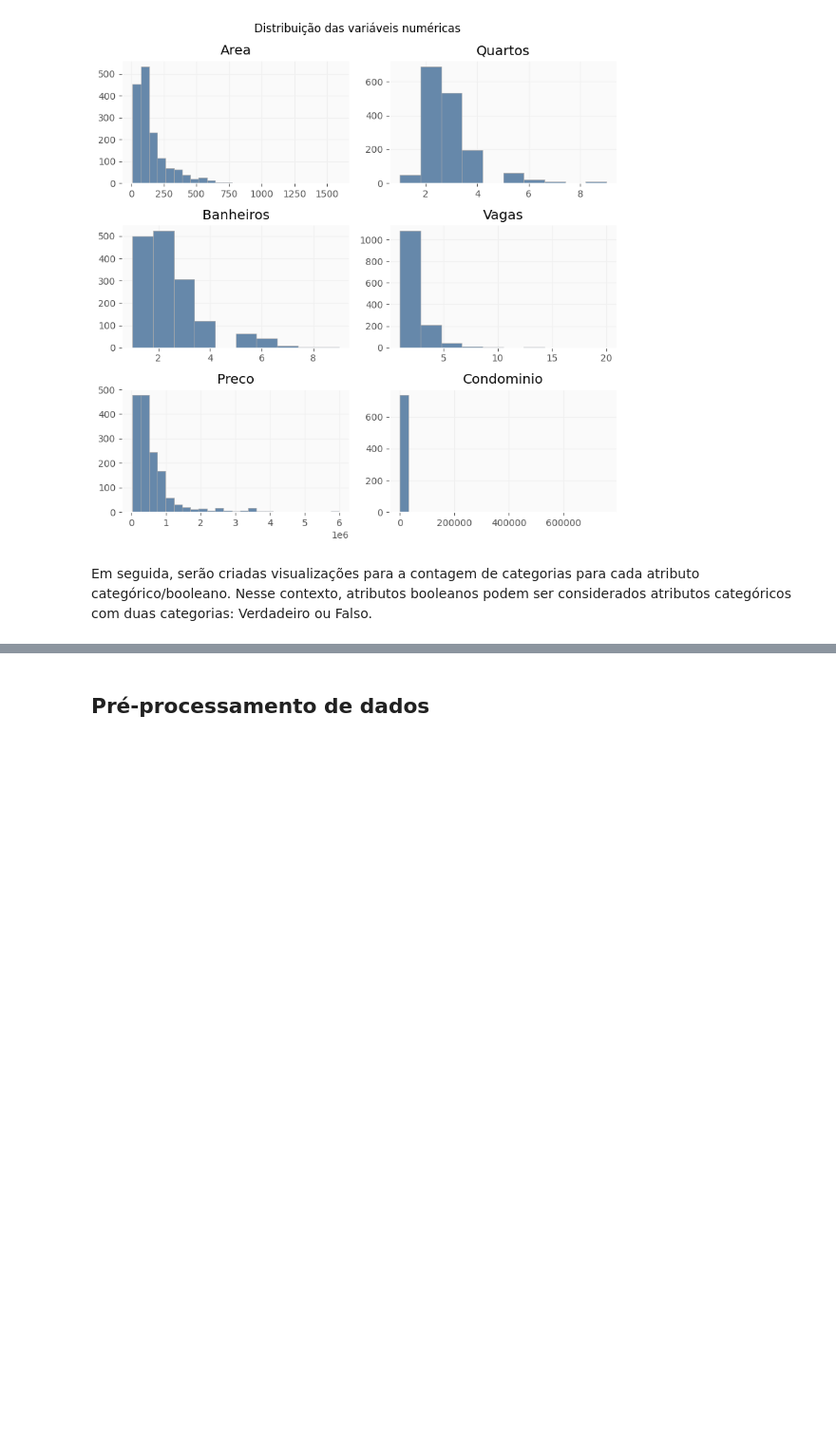
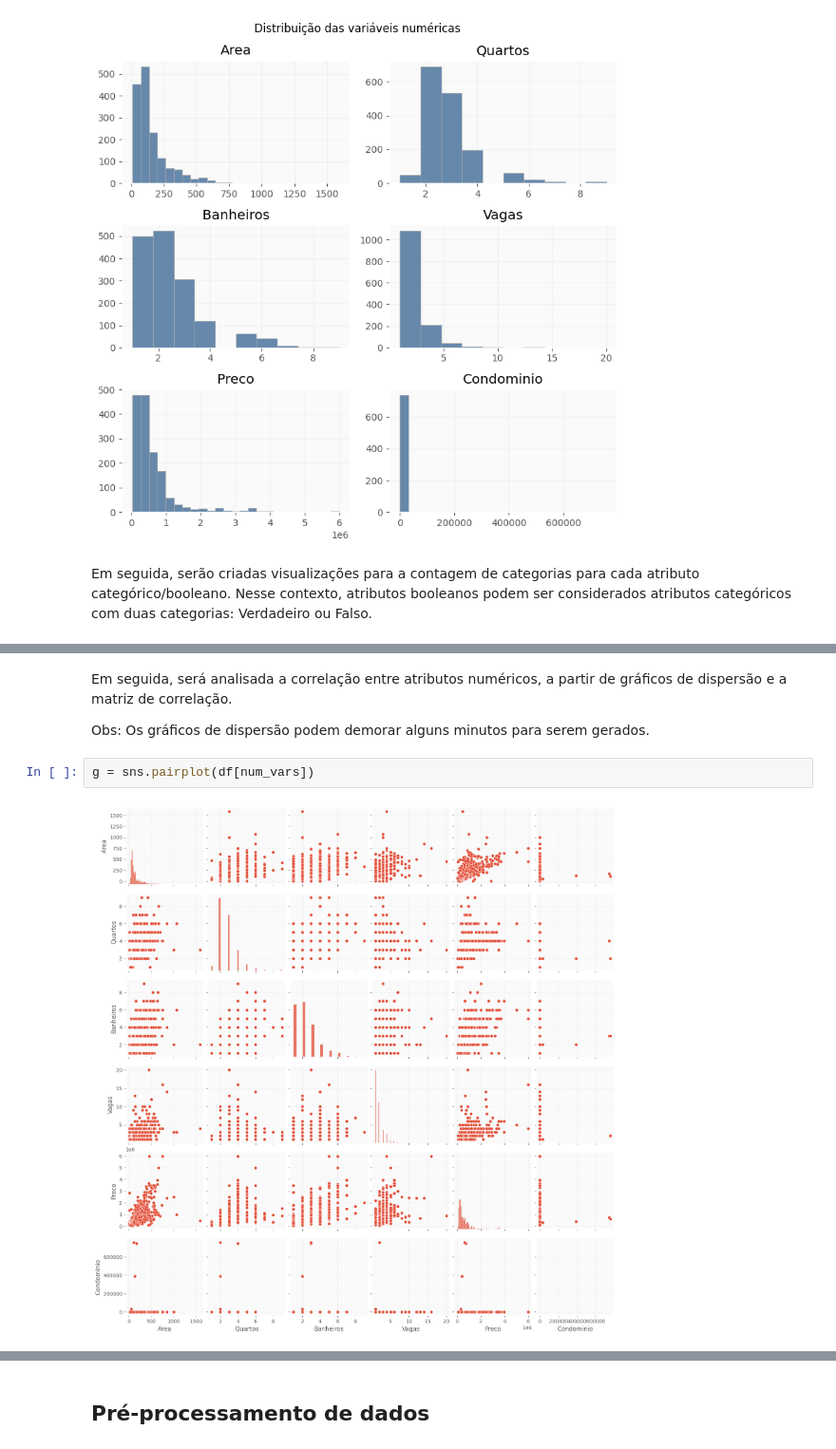
Before and after one commit to lcfdiniz/puc-rio, a Jupyter notebook: real-estate-market/real_estate_market.ipynb, the cells around one changed output, grey strips where cells are left out. Shown at 95% size. Cells and saved outputs as stored; diff of their text form; blank space fills up the shorter version.

```diff
--- a/real-estate-market/real_estate_market.ipynb
+++ b/real-estate-market/real_estate_market.ipynb
@@ -413,0 +415,8 @@ plt.tight_layout()
+# %% [markdown]
+Em seguida, será analisada a correlação entre atributos numéricos, a partir de gráficos de dispersão e a matriz de correlação.
+
+Obs: Os gráficos de dispersão podem demorar alguns minutos para serem gerados.
+# %%
+g = sns.pairplot(df[num_vars])
+# %% [output]
+[figure, added]
```
Also changed, not shown: parts of 5 cells of this notebook.
